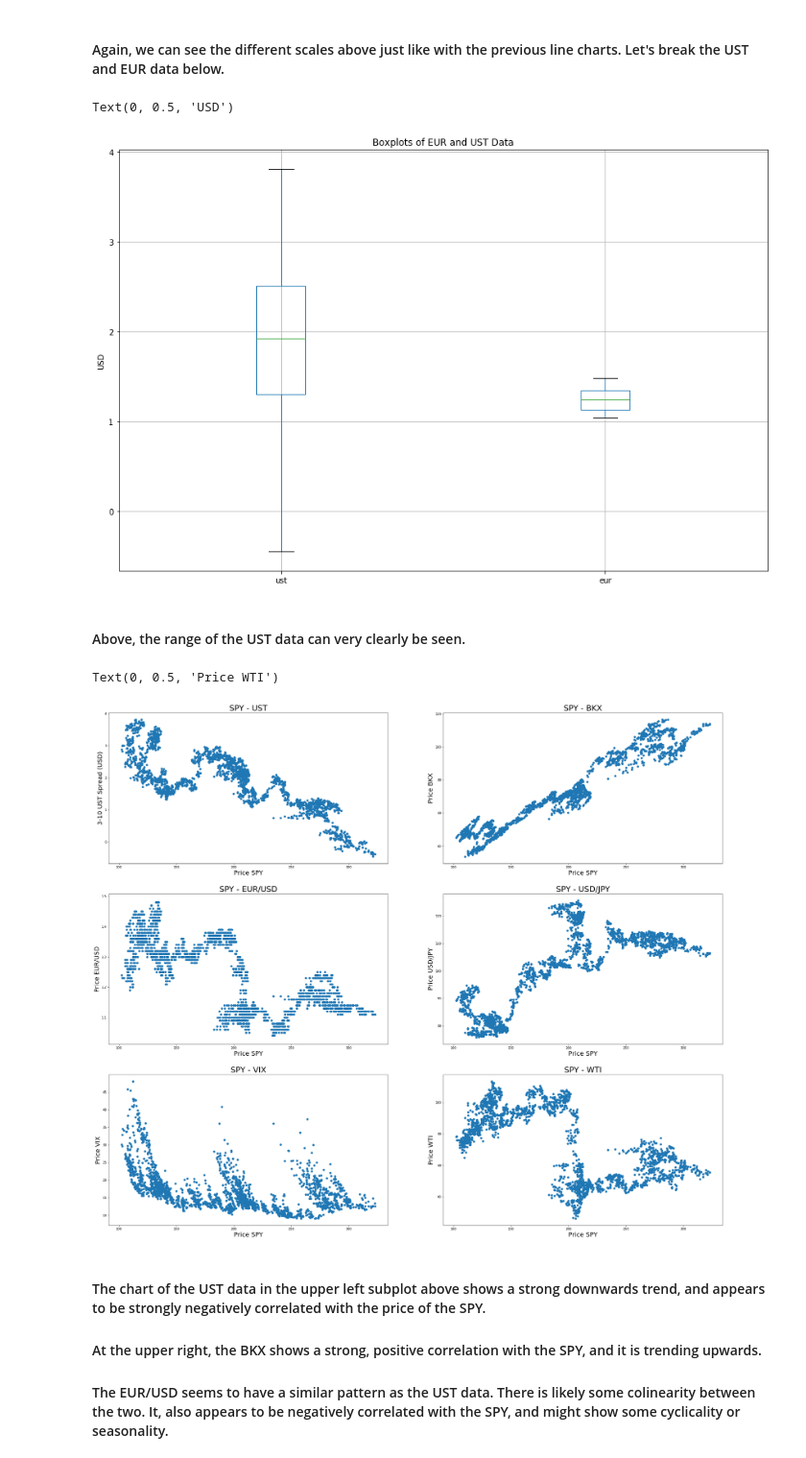
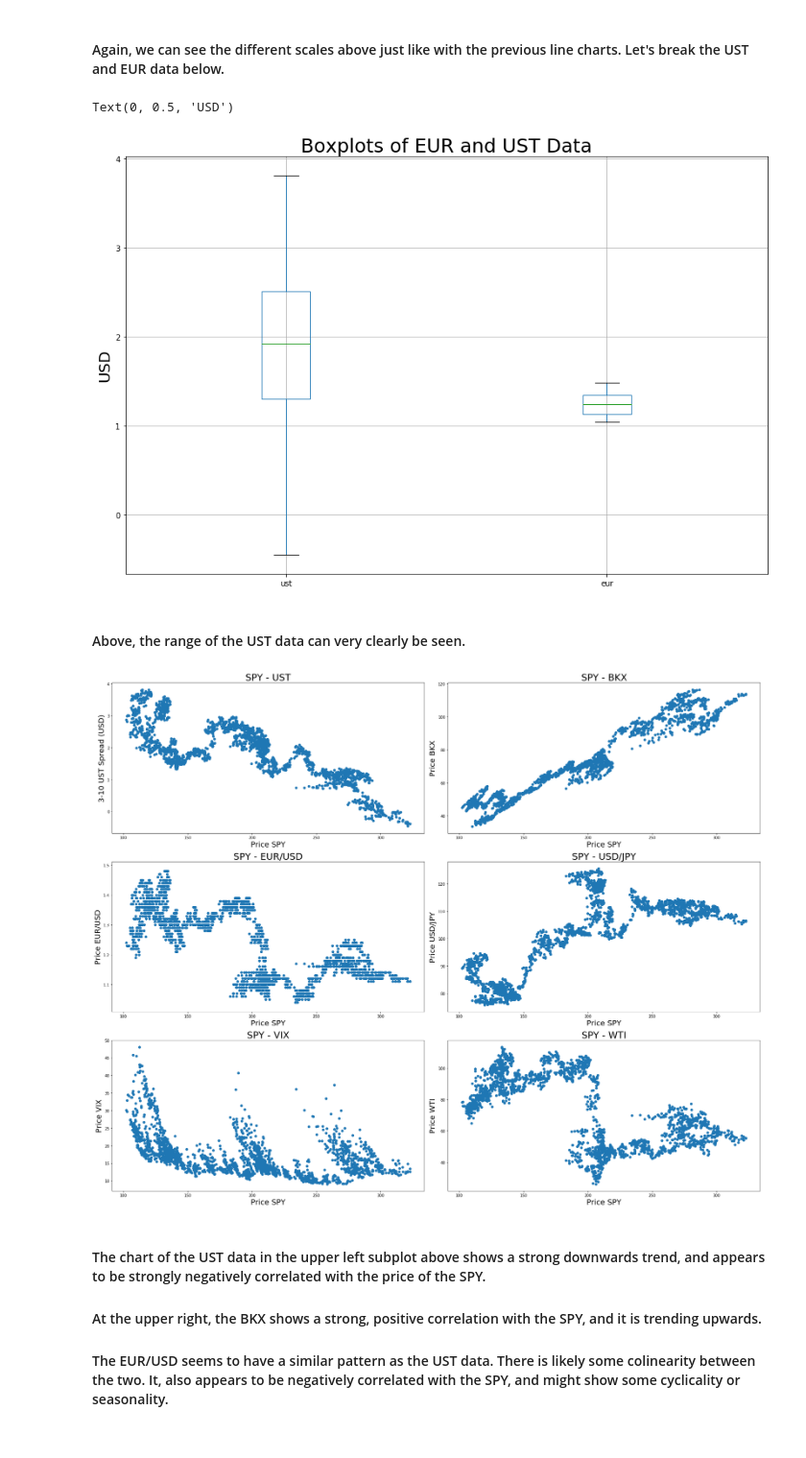
Before and after one commit to justinbosscher/SPY_model, a Jupyter notebook: SPY_model.ipynb, the cells around one changed output. Shown at 96% size. Saved outputs shown, nothing was run; the diff lists cells and outputs as text; code cells hidden in the pictures.

Commit message:
Cleaned up most plots; moving on to PACF plot

```diff
--- a/SPY_model.ipynb
+++ b/SPY_model.ipynb
@@ -440,16 +440,16 @@ Text(0, 0.5, 'USD')
 # %%
 # Boxplots or UST and EUR data
 ust_eur.boxplot(figsize=(15,10))
-plt.title('Boxplots of EUR and UST Data')
-plt.ylabel('USD')
+plt.title('Boxplots of EUR and UST Data', size=25)
+plt.ylabel('USD', size=20)
 # %% [output]
 Text(0, 0.5, 'USD')
-[figure, old version]
+[figure, new version]
 # %% [markdown]
 #### Above, the range of the UST data can very clearly be seen.
 # %%
 # Scatter plots of each feature and the SPY
-f = plt.figure(figsize=(35,30))
+f = plt.figure(figsize=(25,20))
 
 # SPY - UST plot
 ax = f.add_subplot(321)
@@ -466,35 +466,36 @@ plt.xlabel('Price SPY', size=20)
 plt.ylabel('Price BKX', size=20)
 
 # SPY - EUR/USD plot
 ax2 = f.add_subplot(323)
 plt.scatter(x=total_df['spy'], y=total_df['eur'])
 plt.title('SPY - EUR/USD', size=25)
 plt.xlabel('Price SPY', size=20)
 plt.ylabel('Price EUR/USD', size=20)
 
 # SPY - USD/JPY plot
 ax3 = f.add_subplot(324)
 plt.scatter(x=total_df['spy'], y=total_df['jpy'])
 plt.title('SPY - USD/JPY', size=25)
 plt.xlabel('Price SPY', size=20)
 plt.ylabel('Price USD/JPY', size=20)
 
 # SPY - VIX plot
 ax4 = f.add_subplot(325)
 plt.scatter(x=total_df['spy'], y=total_df['vix'])
 plt.title('SPY - VIX', size=25)
 plt.xlabel('Price SPY', size=20)
 plt.ylabel('Price VIX', size=20)
 
 # SPY - WTI plot
 ax5 = f.add_subplot(326)
 plt.scatter(x=total_df['spy'], y=total_df['wti'])
 plt.title('SPY - WTI', size=25)
 plt.xlabel('Price SPY', size=20)
 plt.ylabel('Price WTI', size=20)
+
+plt.tight_layout()
 # %% [output]
-Text(0, 0.5, 'Price WTI')
-[figure, old version]
+[figure, new version]
 # %% [markdown]
 #### The chart of the UST data in the upper left subplot above shows a strong downwards trend, and appears to be strongly negatively correlated with the price of the SPY.
 #### At the upper right, the BKX shows a strong, positive correlation with the SPY, and it is trending upwards.
```
Also changed, not shown: parts of 38 cells of this notebook, 2 other files.
